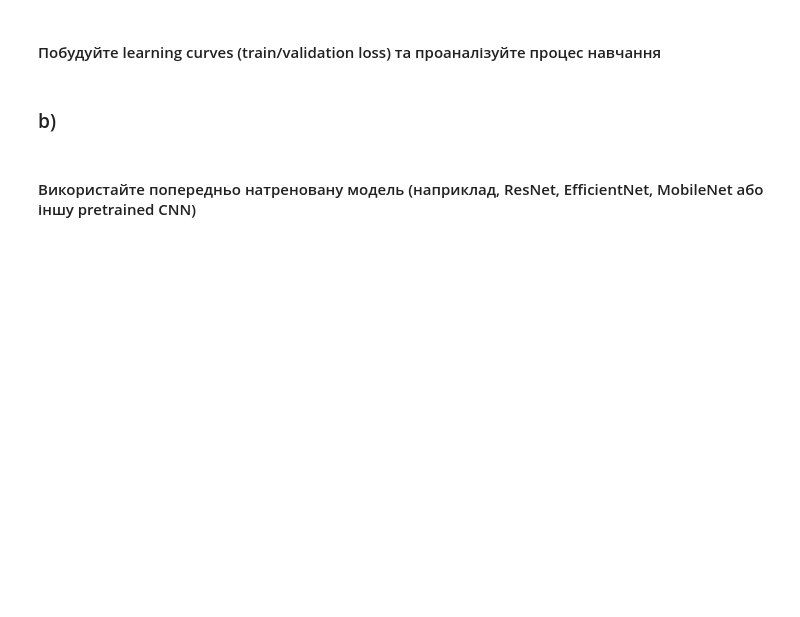
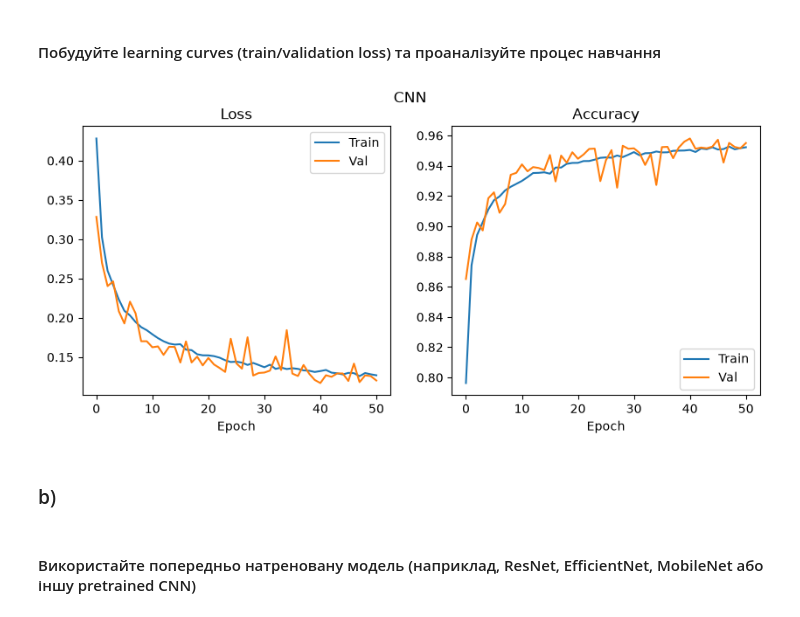
Before and after one commit to KPI-FTI-MMDA-Klymentiev/IntelligentDataAnalysis, a Jupyter notebook: labs/lab3/lab3.ipynb, the cells around one changed output. Drawn from its saved outputs; the diff is of its cells as text; code cells hidden in the pictures; blank space fills up the shorter version.

```diff
--- a/labs/lab3/lab3.ipynb
+++ b/labs/lab3/lab3.ipynb
@@ -139,7 +141,13 @@ target_lab_1 = raw_data_lab_1[target_name]
 
 target_encoded_lab_1 = label_encoder_lab_1.fit_transform(target_lab_1)
 
-X_train_lab_1, X_test_lab_1, y_train_lab_1, y_test_lab_1  = train_test_split(features_lab_1, target_encoded_lab_1, random_state=random_state, test_size=0.25, stratify=target_encoded_lab_1)
+X_train_lab_1, X_test_lab_1, y_train_lab_1, y_test_lab_1 = train_test_split(
+    features_lab_1,
+    target_encoded_lab_1,
+    random_state=random_state,
+    test_size=0.25,
+    stratify=target_encoded_lab_1,
+)
 
 X_train_lab_1_scaled = scaler.fit_transform(X_train_lab_1)
 X_test_lab_1_scaled = scaler.transform(X_test_lab_1)
@@ -162,13 +175,14 @@ class MLP(nn.Module):
             nn.ReLU(),
             nn.Linear(128, 64),
             nn.ReLU(),
-            nn.Linear(64, out_features)   # logits
+            nn.Linear(64, out_features),  # logits
         )
 
     def forward(self, x):
         logits = self.net(x)  # [B, 34] -> [B, 7]
         return logits  # [B, 7]
 
+
 in_features = X_train_lab_1_scaled.shape[-1]
 out_features = len(label_encoder_lab_1.classes_)
 model = MLP(in_features, out_features).to(device)
@@ -288,7 +353,13 @@ Early stopping epoch:  54
 # %% [markdown]
 ## Побудуйте learning curves (train/validation loss) та проаналізуйте процес навчання моделі. Чи спостерігається перенавчання?
 # %%
-def plot_learning_curves(train_loss_history: list[float], train_accuracy_history: list[float], val_loss_history: list[float], val_accuracy_history: list[float], title: str):
+def plot_learning_curves(
+    train_loss_history: list[float],
+    train_accuracy_history: list[float],
+    val_loss_history: list[float],
+    val_accuracy_history: list[float],
+    title: str,
+):
     fig, (ax1, ax2) = plt.subplots(ncols=2, figsize=(10, 4))
 
     sns.lineplot(train_loss_history, label="Train", ax=ax1)
@@ -306,7 +377,14 @@ def plot_learning_curves(train_loss_history: list[float], train_accuracy_history
     plt.suptitle(title)
     plt.show()
 
-plot_learning_curves(train_loss_history, train_accuracy_history, val_loss_history, val_accuracy_history, title="MLP")
+
+plot_learning_curves(
+    train_loss_history,
+    train_accuracy_history,
+    val_loss_history,
+    val_accuracy_history,
+    title="MLP",
+)
 # %% [output]
 [figure]
 # %% [markdown]
@@ -522,5 +717,15 @@ X_train, X_test, y_train, y_test = train_test_split(
 # %% [markdown]
 #### Побудуйте learning curves (train/validation loss) та проаналізуйте процес навчання
+# %%
+plot_learning_curves(
+    train_loss_history_cnn,
+    train_accuracy_history_cnn,
+    val_loss_history_cnn,
+    val_accuracy_history_cnn,
+    title="CNN",
+)
+# %% [output]
+[figure, added]
 # %% [markdown]
 ### b)
 # %% [markdown]
```
Also changed, not shown: parts of 26 cells of this notebook, 1 other file.
